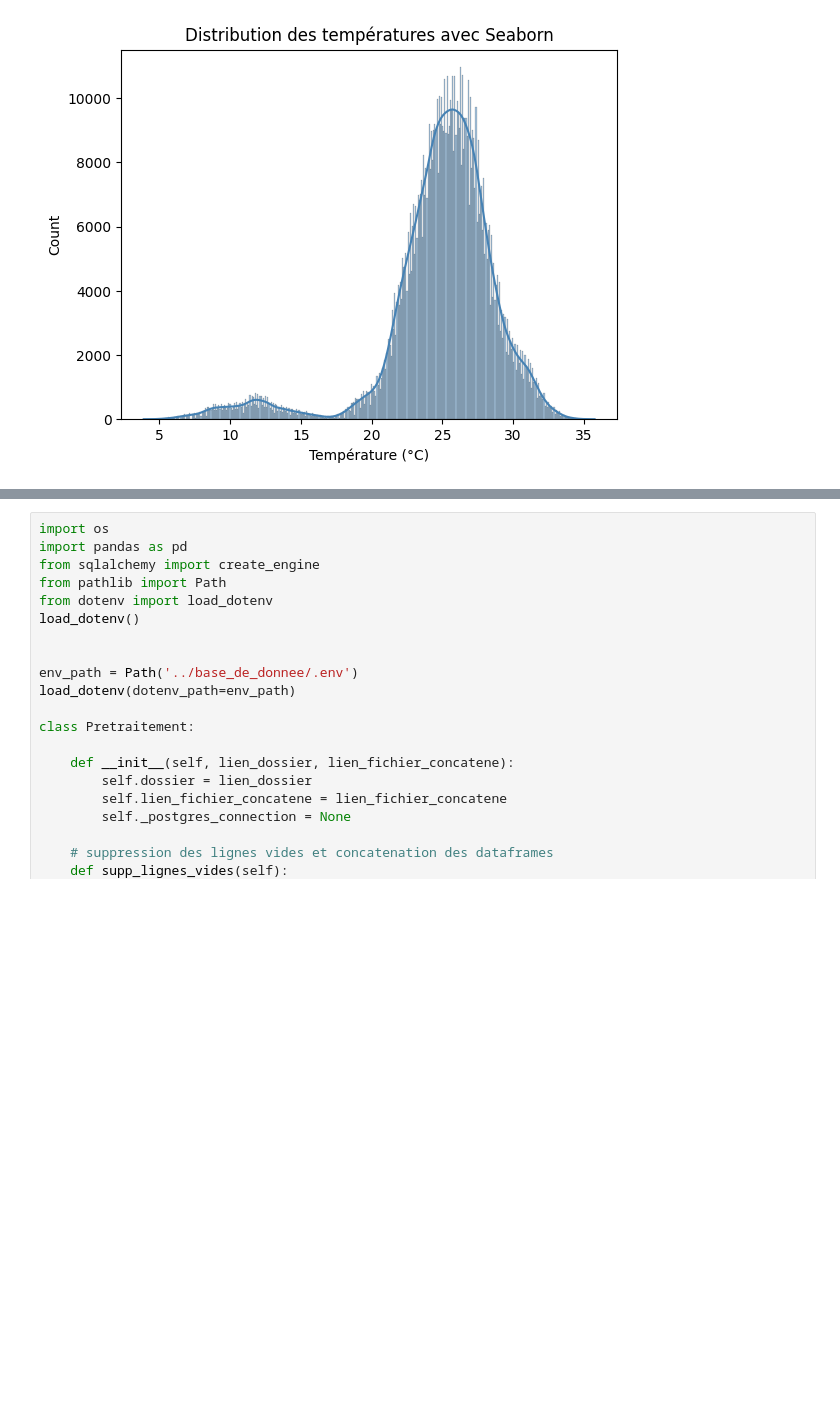
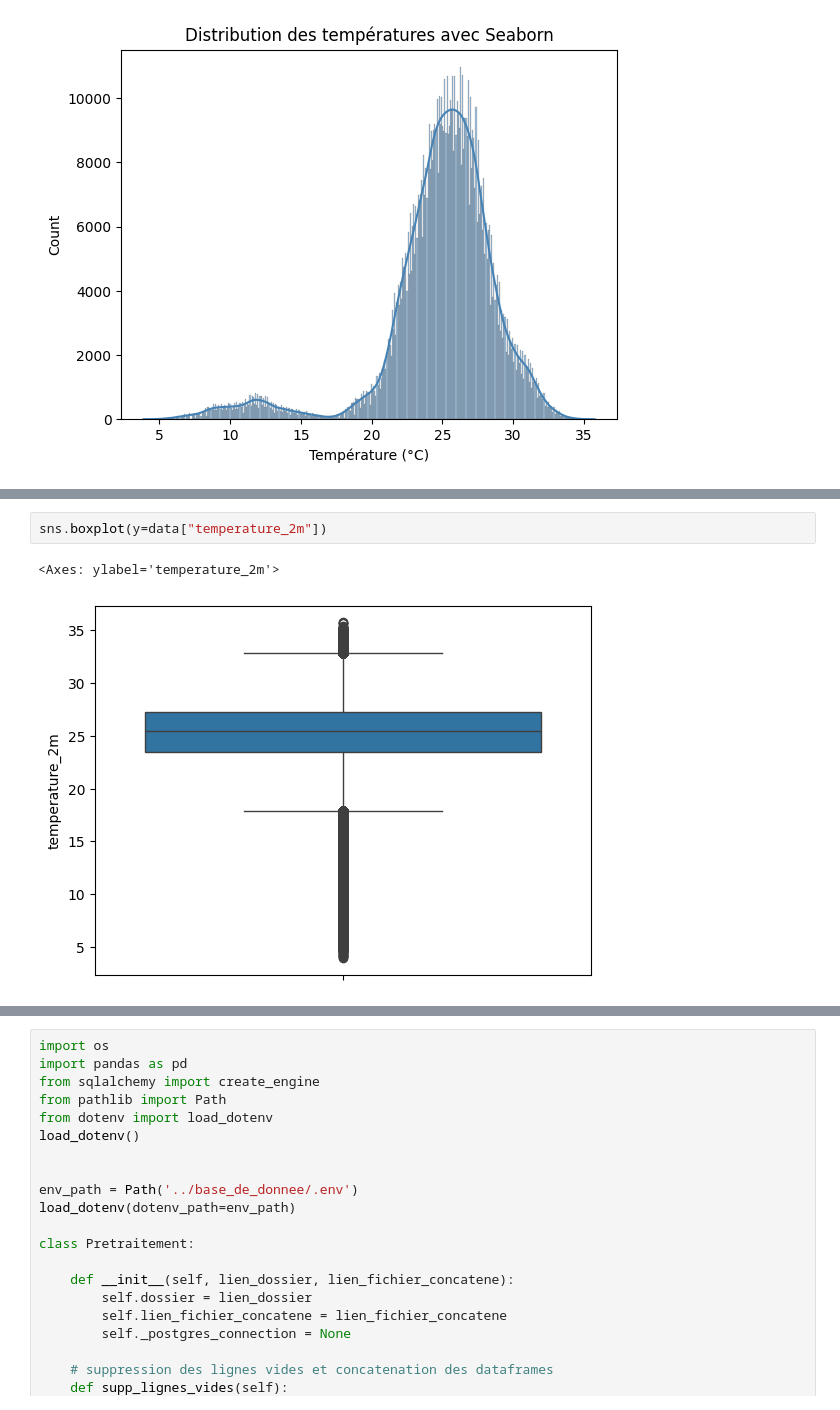
Before and after one commit to Ben10-data/Comores_climat_2021_2026, a Jupyter notebook: src/test1.ipynb, the cells around one changed output, grey strips where cells are left out. Cells and saved outputs as stored; diff of their text form; blank space fills up the shorter version.

```diff
--- a/src/test1.ipynb
+++ b/src/test1.ipynb
@@ -76,0 +78,5 @@ AttributeError: FillBetweenPolyCollection.set() got an unexpected keyword argume
+# %%
+sns.boxplot(y=data["temperature_2m"])
+# %% [output]
+<Axes: ylabel='temperature_2m'>
+[figure, added]
```
Also changed, not shown: parts of 36 cells of this notebook, 8 other files.
